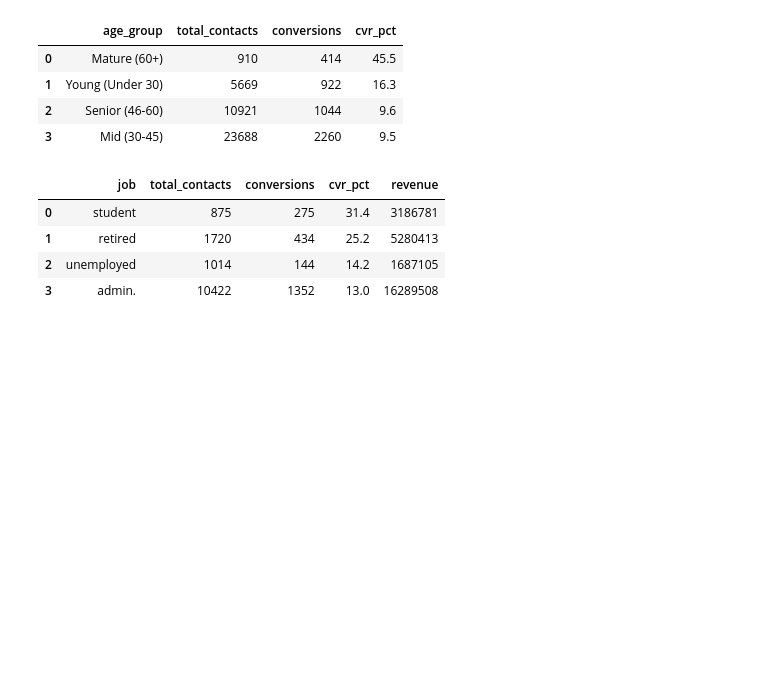
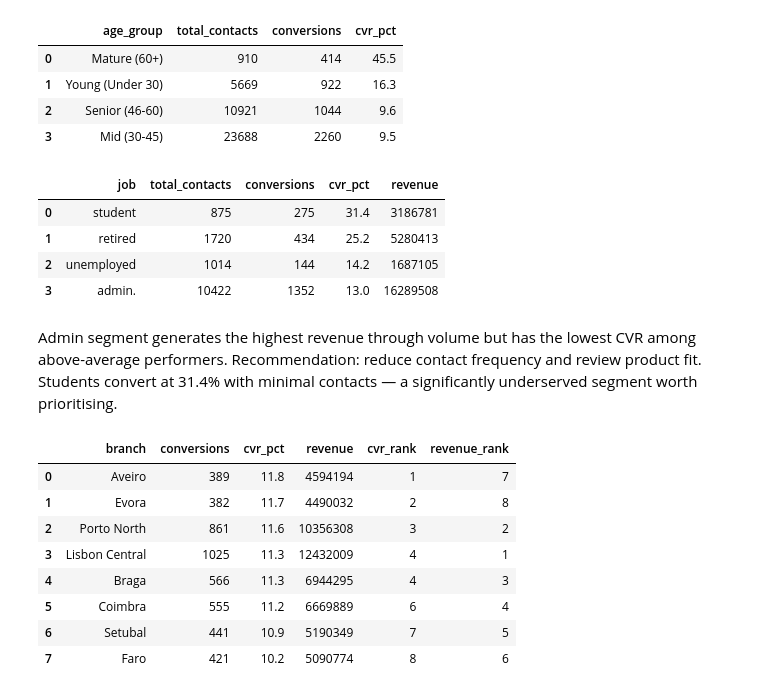
Before and after one commit to Claraoptions/Bank_commercial_dashbord, a Jupyter notebook: sqi_analysis.ipynb, the cells around one changed output. Cells and saved outputs as stored; diff of their text form; code cells hidden in the pictures; blank space fills up the shorter version.

```diff
--- a/sqi_analysis.ipynb
+++ b/sqi_analysis.ipynb
@@ -104,3 +124,36 @@ sql("""
 | 1 | retired | 1720 | 434 | 25.2 | 5280413 |
 | 2 | unemployed | 1014 | 144 | 14.2 | 1687105 |
 | 3 | admin. | 10422 | 1352 | 13.0 | 16289508 |
+# %% [markdown]
+Admin segment generates the highest revenue through volume but has the lowest CVR among above-average performers. Recommendation: reduce contact frequency and review product fit. Students convert at 31.4% with minimal contacts — a significantly underserved segment worth prioritising.
+# %%
+sql("""
+    WITH branch_stats AS (
+        SELECT
+            branch,
+            COUNT(*)                        AS total_contacts,
+            SUM(subscribed)                 AS conversions,
+            ROUND(AVG(subscribed) * 100, 1) AS cvr_pct,
+            SUM(deposit_value)              AS revenue
+        FROM bank
+        GROUP BY branch
+    )
+    SELECT
+        branch,
+        conversions,
+        cvr_pct,
+        revenue,
+        RANK() OVER (ORDER BY cvr_pct DESC)  AS cvr_rank,
+        RANK() OVER (ORDER BY revenue DESC)  AS revenue_rank
+    FROM branch_stats
+""")
+# %% [output]
+|  | branch | conversions | cvr_pct | revenue | cvr_rank | revenue_rank |
+| 0 | Aveiro | 389 | 11.8 | 4594194 | 1 | 7 |
+| 1 | Evora | 382 | 11.7 | 4490032 | 2 | 8 |
+| 2 | Porto North | 861 | 11.6 | 10356308 | 3 | 2 |
+| 3 | Lisbon Central | 1025 | 11.3 | 12432009 | 4 | 1 |
+| 4 | Braga | 566 | 11.3 | 6944295 | 4 | 3 |
+| 5 | Coimbra | 555 | 11.2 | 6669889 | 6 | 4 |
+| 6 | Setubal | 441 | 10.9 | 5190349 | 7 | 5 |
+| 7 | Faro | 421 | 10.2 | 5090774 | 8 | 6 |
```
Also changed, not shown: parts of 8 cells of this notebook, 1 other file.
